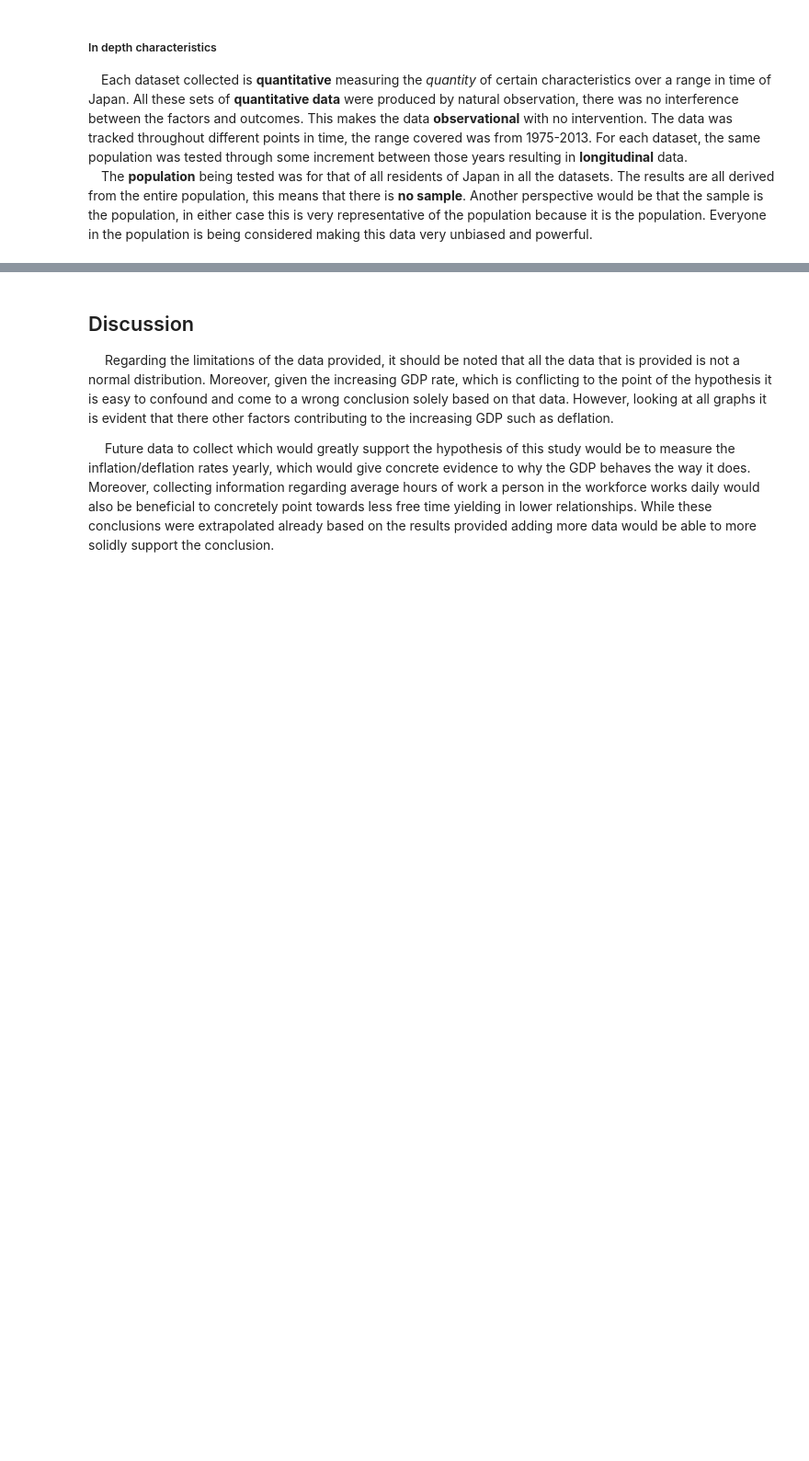
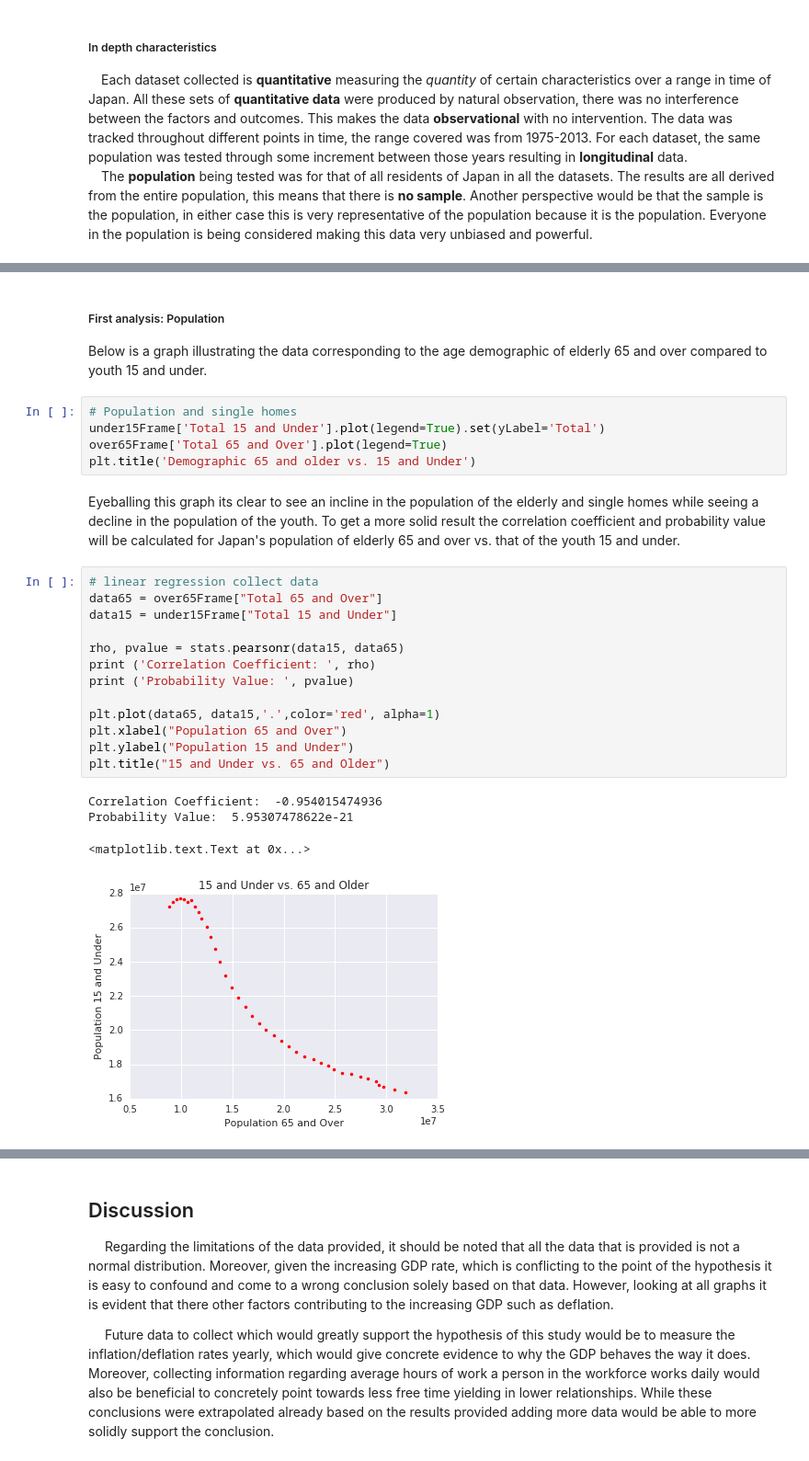
Before and after one commit to AldoSevada/Japan-Population-Analysis, a Jupyter notebook: project.ipynb, the cells around one changed output, grey strips where cells are left out. Shown at 92% size. Saved outputs shown, nothing was run; the diff lists cells and outputs as text; blank space fills up the shorter version.

Commit message:
updated analysis

```diff
--- a/project.ipynb
+++ b/project.ipynb
@@ -332,0 +328,28 @@ plt.title('Number of People vs. Year for Total 65 and Over')
+# %% [markdown]
+##### First analysis: Population
+Below is a graph illustrating the data corresponding to the age demographic of elderly 65 and over compared to youth 15 and under.
+# %%
+# Population and single homes
+under15Frame['Total 15 and Under'].plot(legend=True).set(yLabel='Total')
+over65Frame['Total 65 and Over'].plot(legend=True)
+plt.title('Demographic 65 and older vs. 15 and Under')
+# %% [markdown]
+Eyeballing this graph its clear to see an incline in the population of the elderly and single homes while seeing a decline in the population of the youth. To get a more solid result the correlation coefficient and probability value will be calculated for Japan's population of elderly 65 and over vs. that of the youth 15 and under.
+# %%
+# linear regression collect data
+data65 = over65Frame["Total 65 and Over"]
+data15 = under15Frame["Total 15 and Under"]
+
+rho, pvalue = stats.pearsonr(data15, data65)
+print ('Correlation Coefficient: ', rho)
+print ('Probability Value: ', pvalue)
+
+plt.plot(data65, data15,'.',color='red', alpha=1)
+plt.xlabel("Population 65 and Over")
+plt.ylabel("Population 15 and Under")
+plt.title("15 and Under vs. 65 and Older")
+# %% [output]
+Correlation Coefficient:  -0.954015474936
+Probability Value:  5.95307478622e-21
+<matplotlib.text.Text at 0x...>
+[figure, added]
```
Also changed, not shown: parts of 22 cells of this notebook.
